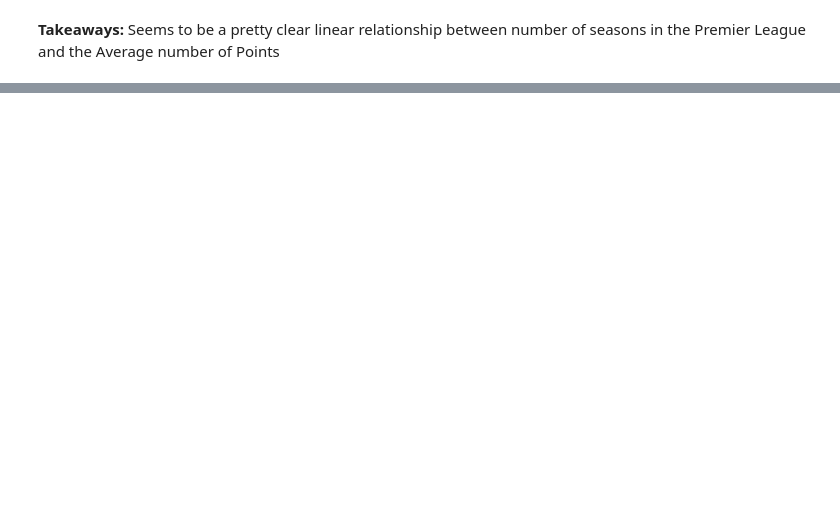
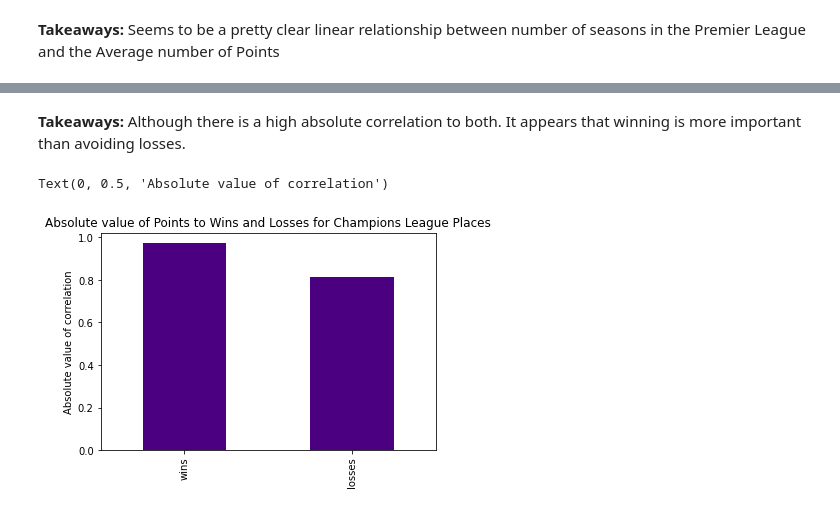
Before and after one commit to noahmelngailis/football_time_series, a Jupyter notebook: EPL_Notebook.ipynb, the cells around one changed output, grey strips where cells are left out. Saved outputs shown, nothing was run; the diff lists cells and outputs as text; code cells hidden in the pictures; blank space fills up the shorter version.

```diff
--- a/EPL_Notebook.ipynb
+++ b/EPL_Notebook.ipynb
@@ -159,0 +248,9 @@ assessing_post_season(df)
+# %% [markdown]
+**Takeaways:** Although there is a high absolute correlation to both.  It appears that winning is more important than avoiding losses.
+# %%
+df[df.place <= 4][['wins', 'losses', 'points']].corr().points[0:2].abs().plot.bar(color='indigo')
+plt.title("Absolute value of Points to Wins and Losses for Champions League Places")
+plt.ylabel('Absolute value of correlation')
+# %% [output]
+Text(0, 0.5, 'Absolute value of correlation')
+[figure, added]
```
Also changed, not shown: parts of 30 cells of this notebook.
